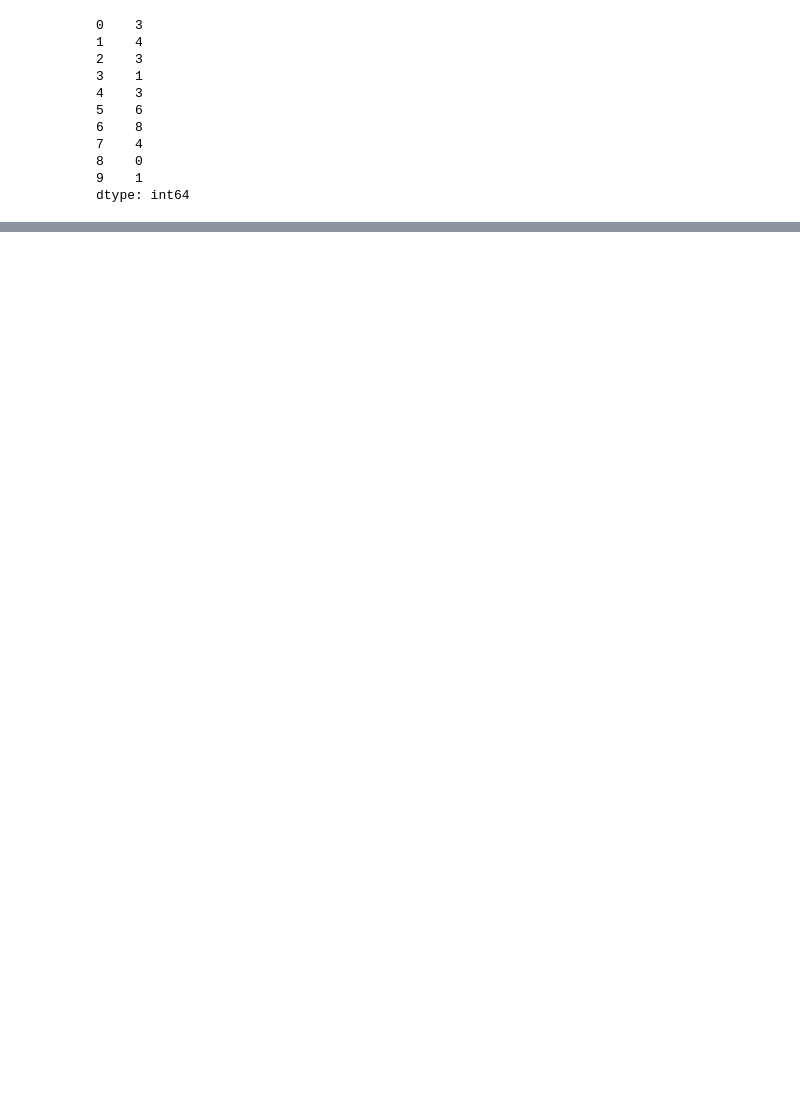
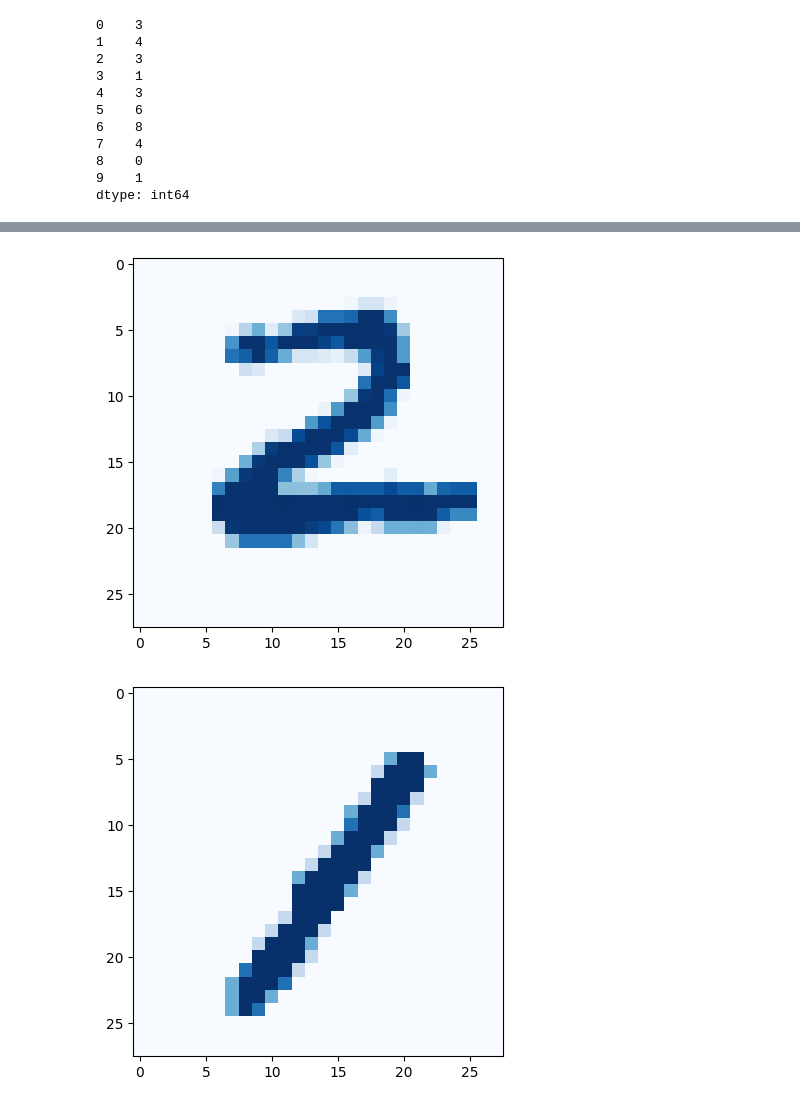
Before and after one commit to sashwatr19/SLT_Assignment1, a Jupyter notebook: Sashwat.ipynb, the cells around one changed output, grey strips where cells are left out. Cells and saved outputs as stored; diff of their text form; code cells hidden in the pictures; blank space fills up the shorter version.

```diff
--- a/Sashwat.ipynb
+++ b/Sashwat.ipynb
@@ -7,11 +11,11 @@ train_data_small = pd.read_csv(r"C:\Users\sashw\OneDrive\Desktop\TUe\SLT\SLT_Ass
 test_data_small = pd.read_csv(r"C:\Users\sashw\OneDrive\Desktop\TUe\SLT\SLT_Assignment1\MNIST_test_small.csv")
 # %%
 # Func to extract features and labels form dataset
-
 def get_features_targets(data):
 
     targets= data.iloc[:, 0]
     features= data.iloc[:, 1:]
+    features.columns = list(range(features.shape[1]))
 
     return features, targets
 # %%
@@ -93,0 +155,7 @@ dtype: int64
+# %%
+for i in range(10):
+    plt.imshow(test_small_X.iloc[i].values.reshape(28,28), cmap='Blues')
+    plt.show()
+# %% [output]
+[figure, added]
+[figure, added]
```
Also changed, not shown: parts of 13 cells of this notebook.
